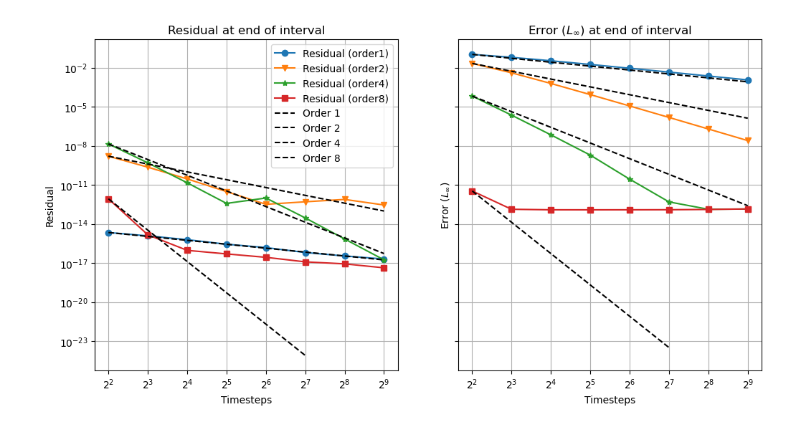
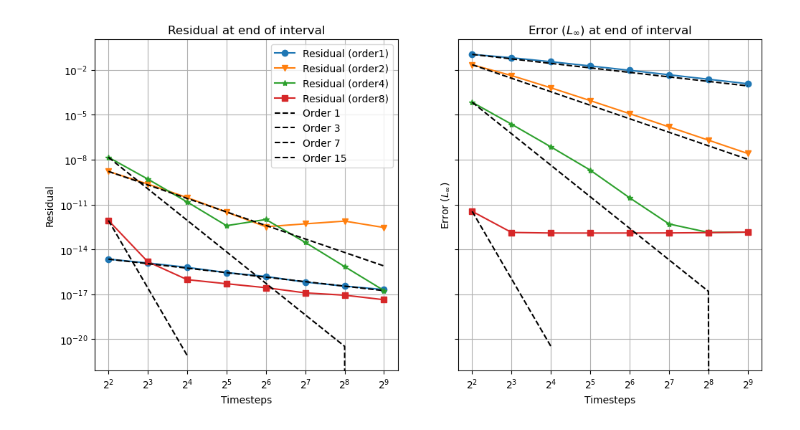
Before and after one commit to TobiasEppacher/pySDC, a Jupyter notebook: pySDC/projects/TobiasTests/VisualizeData.ipynb, the cells around one changed output. Cells and saved outputs as stored; diff of their text form; code cells hidden in the pictures.

Commit message:
Adjustment to plotting

```diff
--- a/pySDC/projects/TobiasTests/VisualizeData.ipynb
+++ b/pySDC/projects/TobiasTests/VisualizeData.ipynb
@@ -55,37 +55,37 @@ if convergence_analysis:
                 f"Residual ({order})",
                 data=residual_df,
                 marker=markers[index],
                 )
         error_ax.plot(
                 "timesteps",
                 f"Error ({order})",
                 data=error_df,
                 marker=markers[index],
                 )
 
     # Plot reference lines of order 1, 2, 4, 8
     residual_ax.plot(residual_df["timesteps"], 4 * residual_df["Residual (order1)"][0]/residual_df["timesteps"], label="Order 1", linestyle="--", color="black")
-    residual_ax.plot(residual_df["timesteps"], 4**2 * residual_df["Residual (order2)"][0]/(residual_df["timesteps"]**2), label="Order 2", linestyle="--", color="black")
-    residual_ax.plot(residual_df["timesteps"], 4**4 * residual_df["Residual (order4)"][0]/(residual_df["timesteps"]**4), label="Order 4", linestyle="--", color="black")
-    residual_ax.plot(residual_df["timesteps"], 4**8 * residual_df["Residual (order8)"][0]/(residual_df["timesteps"]**8), label="Order 8", linestyle="--", color="black")
+    residual_ax.plot(residual_df["timesteps"], 4**3 * residual_df["Residual (order2)"][0]/(residual_df["timesteps"]**3), label="Order 3", linestyle="--", color="black")
+    residual_ax.plot(residual_df["timesteps"], 4**7 * residual_df["Residual (order4)"][0]/(residual_df["timesteps"]**7), label="Order 7", linestyle="--", color="black")
+    residual_ax.plot(residual_df["timesteps"], 4**15 * residual_df["Residual (order8)"][0]/(residual_df["timesteps"]**15), label="Order 15", linestyle="--", color="black")
 
     error_ax.plot(error_df["timesteps"], 4 * error_df["Error (order1)"][0]/error_df["timesteps"], label="Order 1", linestyle="--", color="black")
-    error_ax.plot(error_df["timesteps"], 4**2 * error_df["Error (order2)"][0]/(error_df["timesteps"]**2), label="Order 2", linestyle="--", color="black")
-    error_ax.plot(error_df["timesteps"], 4**4 * error_df["Error (order4)"][0]/(error_df["timesteps"]**4), label="Order 4", linestyle="--", color="black")
-    error_ax.plot(error_df["timesteps"], 4**8 * error_df["Error (order8)"][0]/(error_df["timesteps"]**8), label="Order 8", linestyle="--", color="black")
+    error_ax.plot(error_df["timesteps"], 4**3 * error_df["Error (order2)"][0]/(error_df["timesteps"]**3), label="Order 3", linestyle="--", color="black")
+    error_ax.plot(error_df["timesteps"], 4**7 * error_df["Error (order4)"][0]/(error_df["timesteps"]**7), label="Order 7", linestyle="--", color="black")
+    error_ax.plot(error_df["timesteps"], 4**15 * error_df["Error (order8)"][0]/(error_df["timesteps"]**15), label="Order 15", linestyle="--", color="black")
 
     residual_ax.set_title("Residual at end of interval")
     residual_ax.set_ylabel("Residual")
     error_ax.set_title("Error ($L_\infty$) at end of interval")
     error_ax.set_ylabel("Error ($L_\infty$)")
     for ax in [residual_ax, error_ax]:
         ax.set_xscale("log", base=2)
         ax.set_yscale("log", base=10)
         ax.set_xlabel("Timesteps")
         ax.grid(True)
 
     #box = residual_ax.get_position()
     #residual_ax.set_position([box.x0, box.y0, box.width * 0.7, box.height])
     residual_ax.legend()
 # %% [output]
-[figure, old version]
+[figure, new version]
```
Also changed, not shown: 1 other file.
